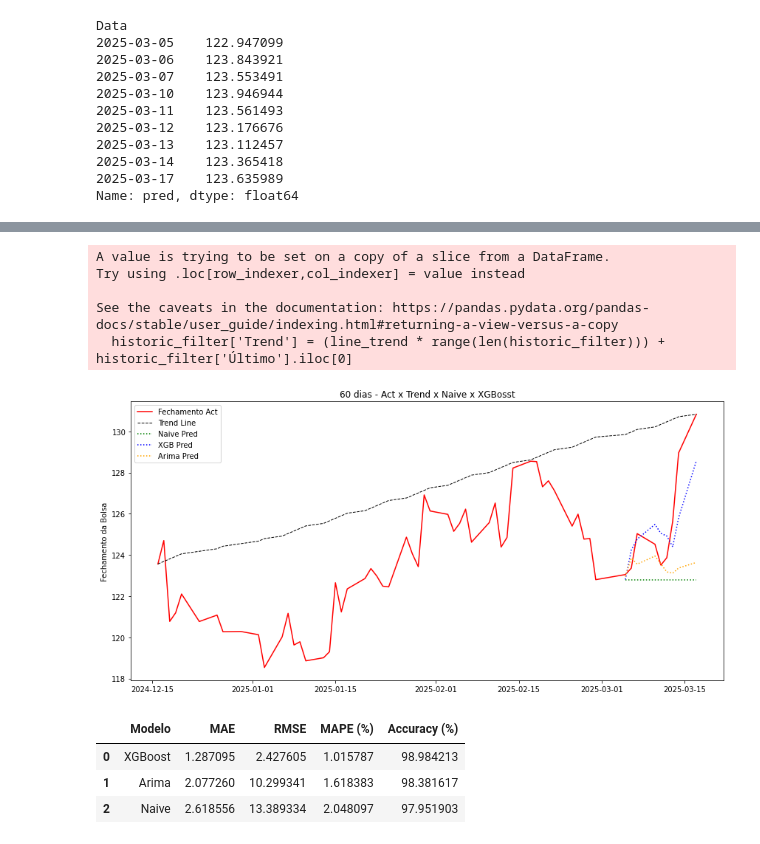
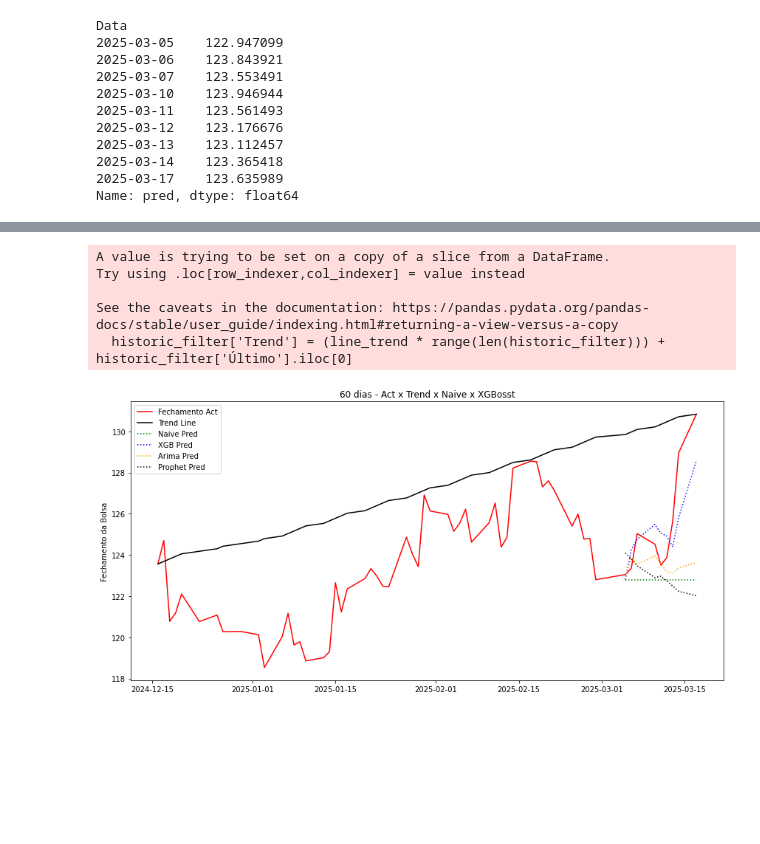
Before and after one commit to luishrufino/previsao_ibovespa, a Jupyter notebook: Machine Code.ipynb, the cells around one changed output, grey strips where cells are left out. Saved outputs shown, nothing was run; the diff lists cells and outputs as text; code cells hidden in the pictures; blank space fills up the shorter version.

Commit message:
Add Prophet Predict, remove subplot e add plot geral

```diff
--- a/Machine Code.ipynb
+++ b/Machine Code.ipynb
@@ -315,3 +310,34 @@ Data
 2025-03-14    123.365418
 2025-03-17    123.635989
 Name: pred, dtype: float64
+# %%
+data = df_train[['Último']].copy()
+data['ds'] = data.index
+
+data.rename(columns={'Último': 'y'}, inplace=True)
+
+delta_days = (df_test.index[-1]-df_train.index[-1]).days
+
+
+from prophet import Prophet
+
+# Ajustando o modelo Prophet com o seu DataFrame
+model = Prophet()
+model.fit(data)
+
+# Gerando o futuro para o número de dias calculado
+future = model.make_future_dataframe(periods=delta_days)
+
+# Fazendo a previsão
+prophet_pred = model.predict(future)
+
+
+fig = model.plot(prophet_pred)
+
+# Exibindo o gráfico
+plt.title('Previsão usando o Prophet')
+plt.show()
+
+prophet_pred.set_index('ds', inplace=True)
+prophet_pred_series = pd.Series(prophet_pred['yhat'], index=df_test.index, name='pred')
+prophet_pred_df = prophet_pred_series.astype('float64')
@@ -326,74 +397,42 @@ naive_filter = naive_pred.tail(60)
 
 fig, ax = plt.subplots(figsize=(12,6))
 
-# Fechamento real (rolling)
+# Fechamento act
 line2, = ax.plot(historic_filter.index, historic_filter['Último'], color='red', label='Fechamento Act')
 
-# Linha de tendência (rolling)
+# Linha de tendência
 line3, = ax.plot(historic_filter.index, historic_filter['Trend'],
-                 color='black', linewidth=1, linestyle='--', label='Trend Line')
+                 color='black', label='Trend Line')
 
-# Previsão Naive SOMENTE no período de teste (sem rolling para mostrar a linha de previsão)
+# Previsão Naive
 line4, = ax.plot(df_test.index, naive_filter.loc[df_test.index], color='green', linestyle=':', linewidth=1.5, label='Naive Pred')
 
 # Previsão XGBoost
 line5, = ax.plot(df_test.index, xgb_pred_df.loc[df_test.index], color='blue', linestyle=':', linewidth=1.5, label='XGB Pred')
 
 # Previsão Arima
 line6, = ax.plot(df_test.index, arima_pred_df.loc[df_test.index], color='orange', linestyle=':', linewidth=1.5, label='Arima Pred')
 
+# Previsão Prophet
+line7, = ax.plot(df_test.index, prophet_pred_df.loc[df_test.index], color='black', linestyle=':', linewidth=1.5, label='Prophet Pred')
 
 ax.set_ylabel('Fechamento da Bolsa')
 ax.tick_params(axis='y')
 
 # Título e legenda
-lines = [line2, line3, line4, line5, line6]  # A lista de objetos de linha
-
+lines = [line2, line3, line4, line5, line6, line7]  # A lista de objetos de linha
 # Usando get_label() corretamente
 labels = [line.get_label() for line in lines]
 ax.legend(lines, labels, loc='upper left')
 
 plt.title('60 dias - Act x Trend x Naive x XGBosst')
 fig.tight_layout()
 
 plt.show()
 # %% [output]
 A value is trying to be set on a copy of a slice from a DataFrame.
 Try using .loc[row_indexer,col_indexer] = value instead
 
 See the caveats in the documentation: https://pandas.pydata.org/pandas-docs/stable/user_guide/indexing.html#returning-a-view-versus-a-copy
   historic_filter['Trend'] = (line_trend * range(len(historic_filter))) + historic_filter['Último'].iloc[0]
-[figure, old version]
+[figure, new version]
-# %%
-
-mae_naive = mean_absolute_error(df_test['Último'], naive_pred[train_end:])
-rmse_naive = mean_squared_error(df_test['Último'], naive_pred[train_end:])
-mape_naive = 100 * mean_absolute_percentage_error(df_test['Último'], naive_pred[train_end:])
-
-mae_xgb = mean_absolute_error(df_test['Último'], xgb_pred)
-rmse_xgb = mean_squared_error(df_test['Último'], xgb_pred)
-mape_xgb = 100 * mean_absolute_percentage_error(df_test['Último'], xgb_pred)
-
-mae_arima = mean_absolute_error(df_test['Último'], arima_pred)
-rmse_arima = mean_squared_error(df_test['Último'], arima_pred)
-mape_arima = 100 * mean_absolute_percentage_error(df_test['Último'], arima_pred)
-
-
-resultados = pd.DataFrame(
-    {
-        "Modelo": ["XGBoost", "Naive", "Arima"],
-        "MAE": [mae_xgb, mae_naive, mae_arima],
-        "RMSE": [rmse_xgb, rmse_naive, rmse_arima],
-        "MAPE (%)": [mape_xgb, mape_naive, mape_arima],
-        "Accuracy (%)": [
-            100 - mape for mape in [mape_xgb, mape_naive, mape_arima]
-        ],
-    }
-).sort_values("MAPE (%)").reset_index(drop=True)
-
-resultados
-# %% [output]
-|  | Modelo | MAE | RMSE | MAPE (%) | Accuracy (%) |
-| 0 | XGBoost | 1.287095 | 2.427605 | 1.015787 | 98.984213 |
-| 1 | Arima | 2.077260 | 10.299341 | 1.618383 | 98.381617 |
-| 2 | Naive | 2.618556 | 13.389334 | 2.048097 | 97.951903 |
```
Also changed, not shown: parts of 15 cells of this notebook.
